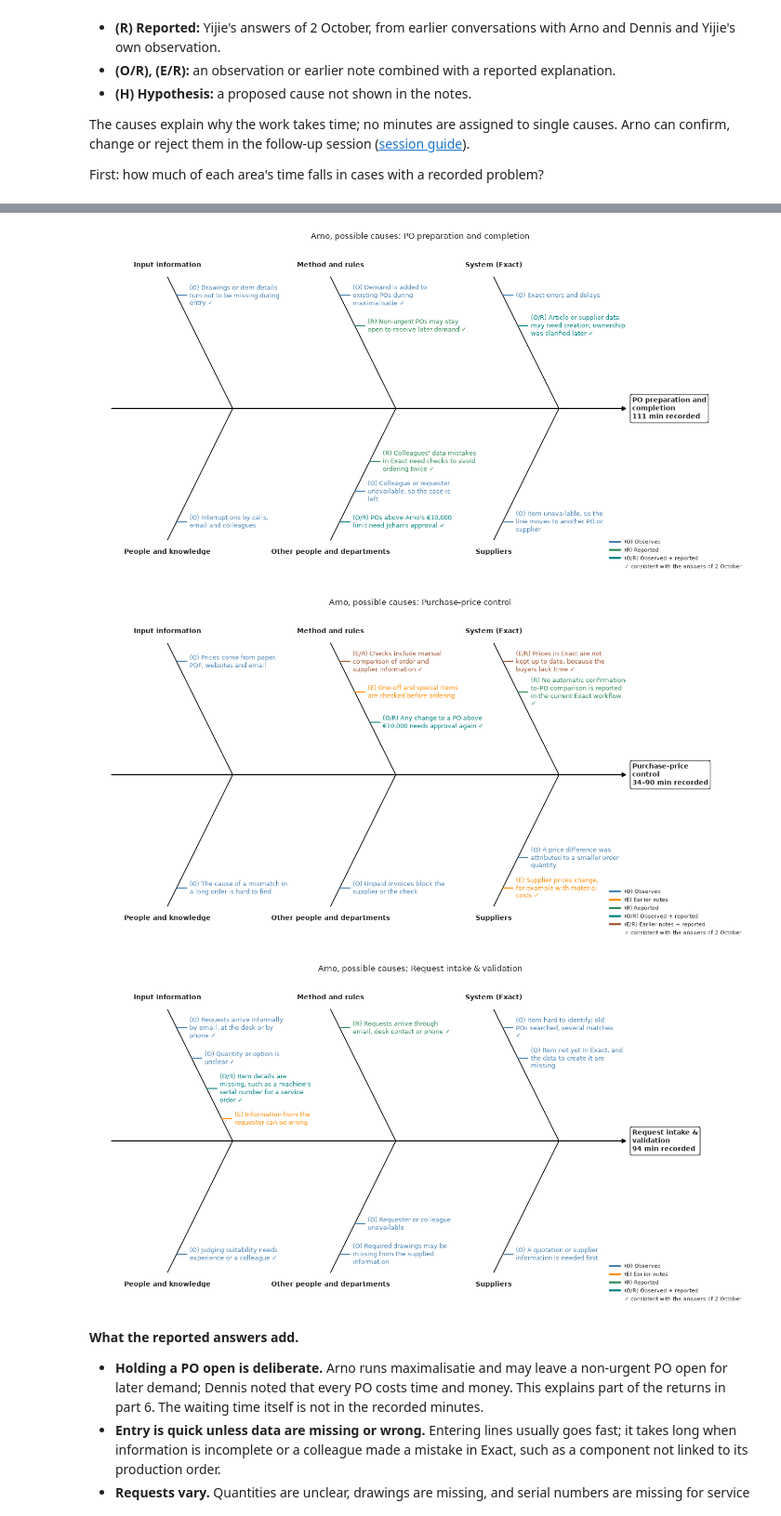
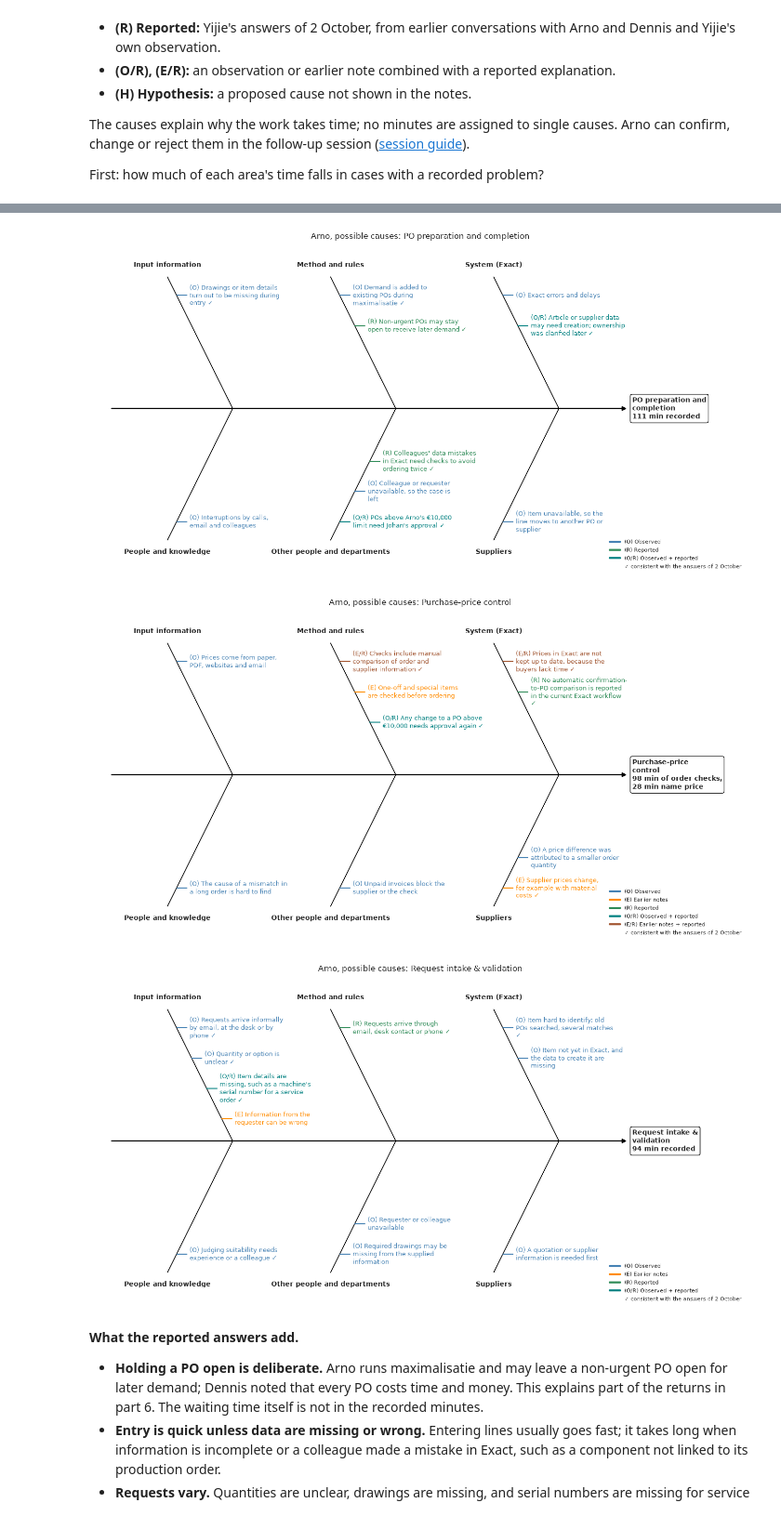
Before and after one commit to Luuuuuig/Bachelor-End-Project, a Jupyter notebook: Arno_Analysis_2026_10_02.ipynb, the cells around one changed output, grey strips where cells are left out. Shown at 93% size. Saved outputs shown, nothing was run; the diff lists cells and outputs as text; code cells hidden in the pictures.

```diff
--- a/Arno_Analysis_2026_10_02.ipynb
+++ b/Arno_Analysis_2026_10_02.ipynb
@@ -1307,7 +1303,7 @@ Each candidate area is a set of kinds of work. A record belongs to an area if it
 # Candidate areas as sets of kinds of work
 candidates = {
     "PO preparation and completion": ["K02"],
-    "Order checks and price control": ["K04", "K17", "K18"],
+    "Order checks and price differences": ["K04", "K17", "K18"],
     "Request intake & validation": ["K08", "K09", "K10", "K11"],
     "MAX, demand consolidation and HOLD/order decisions": ["K03"],
     "Article or supplier data in Exact": ["K12"],
@@ -1545,7 +1550,7 @@ colours = {"Observed": "steelblue", "Earlier notes": "darkorange", "Reported": "
 tags = {"Observed": "O", "Earlier notes": "E", "Reported": "R", "Hypothesis": "H", "Observed + reported": "O/R", "Earlier notes + reported": "E/R"}
 effects = {
     "PO preparation and completion": f"{evidence.loc['PO preparation and completion', 'minutes']:.0f} min recorded",
-    "Purchase-price control": f"{price_low:.0f}–{price_high:.0f} min recorded",
+    "Purchase-price control": f"{evidence.loc['Order checks and price differences', 'minutes']:.0f} min of order checks,\n{price_minutes:.0f} min name price",
     "Request intake & validation": f"{evidence.loc['Request intake & validation', 'minutes']:.0f} min recorded",
 }
 
@@ -1556,34 +1561,34 @@ for candidate, effect in effects.items():
     ax.set_ylim(-6.3, 6.3)
     ax.axis("off")
 
     # Spine and effect
     ax.annotate("", xy=(13.1, 0), xytext=(0.4, 0), arrowprops=dict(arrowstyle="-|>", lw=2, color="black"))
     ax.text(13.2, 0, textwrap.fill(candidate, 18) + "\n" + effect, ha="left", va="center", fontsize=10,
             fontweight="bold", bbox=dict(boxstyle="round", fc="white", ec="black"))
 
     # Three bones above the spine and three below, with the causes along each bone
     for i, category in enumerate(categories):
         x = 3.4 + 4.0 * (i % 3)
         side = 1 if i < 3 else -1
         end_x, end_y = x - 1.6, 5.0 * side
         ax.plot([x, end_x], [0, end_y], color="black", lw=1.2)
         ax.text(end_x, end_y + 0.45 * side, category, ha="center", va="center", fontsize=10, fontweight="bold")
         for j, (_, row) in enumerate(data.loc[data["category"] == category].iterrows()):
             f = 0.86 - j * 0.23
             px, py = x + (end_x - x) * f, end_y * f
             label = f"({tags[row['evidence']]}) {row['cause']}" + (" ✓" if row["status"] in ["Supported", "Changed", "New"] else "")
             ax.plot([px, px + 0.25], [py, py], color=colours[row["evidence"]], lw=1.5)
             ax.text(px + 0.32, py, textwrap.fill(label, 30), fontsize=9, va="center", color=colours[row["evidence"]])
 
     handles = [Line2D([0], [0], color=colours[k], lw=3, label=f"({tags[k]}) {k}") for k in colours if k in data["evidence"].values]
     handles.append(Line2D([0], [0], color="white", label="✓ consistent with the answers of 2 October"))
     ax.legend(handles=handles, loc="lower right", fontsize=8, frameon=False)
     ax.set_title(f"Arno, possible causes: {candidate}", fontsize=12)
     plt.tight_layout()
     plt.show()
 # %% [output]
 [figure]
-[figure, old version]
+[figure, new version]
 [figure]
 # %% [markdown]
 **What the reported answers add.**
```
Also changed, not shown: parts of 24 cells of this notebook, 5 other files.
